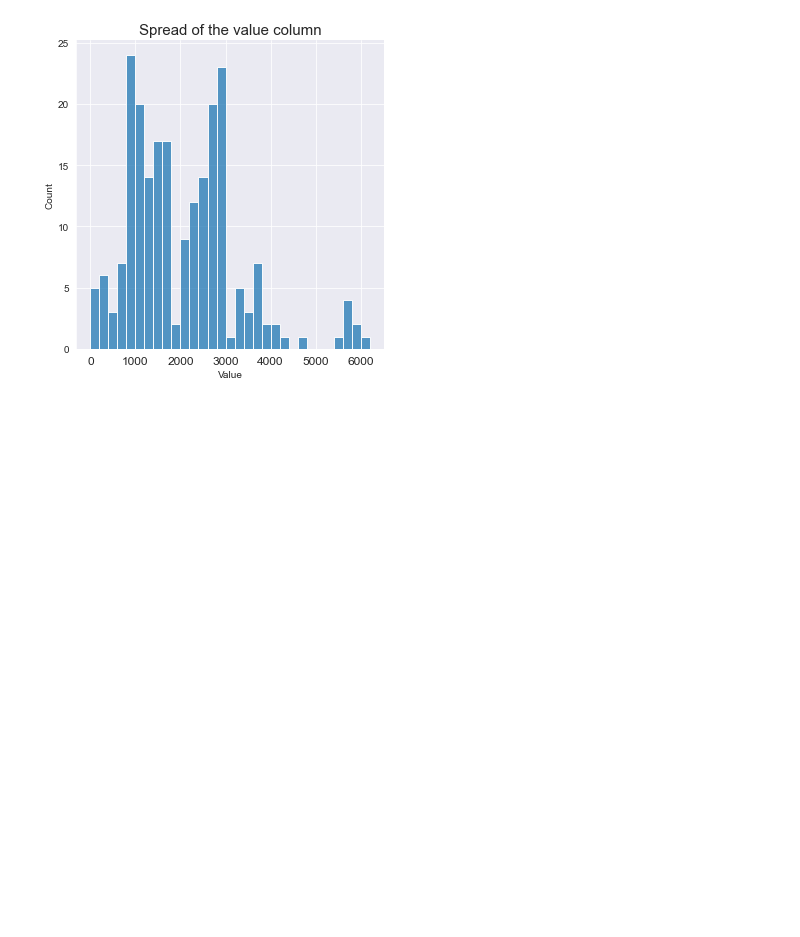
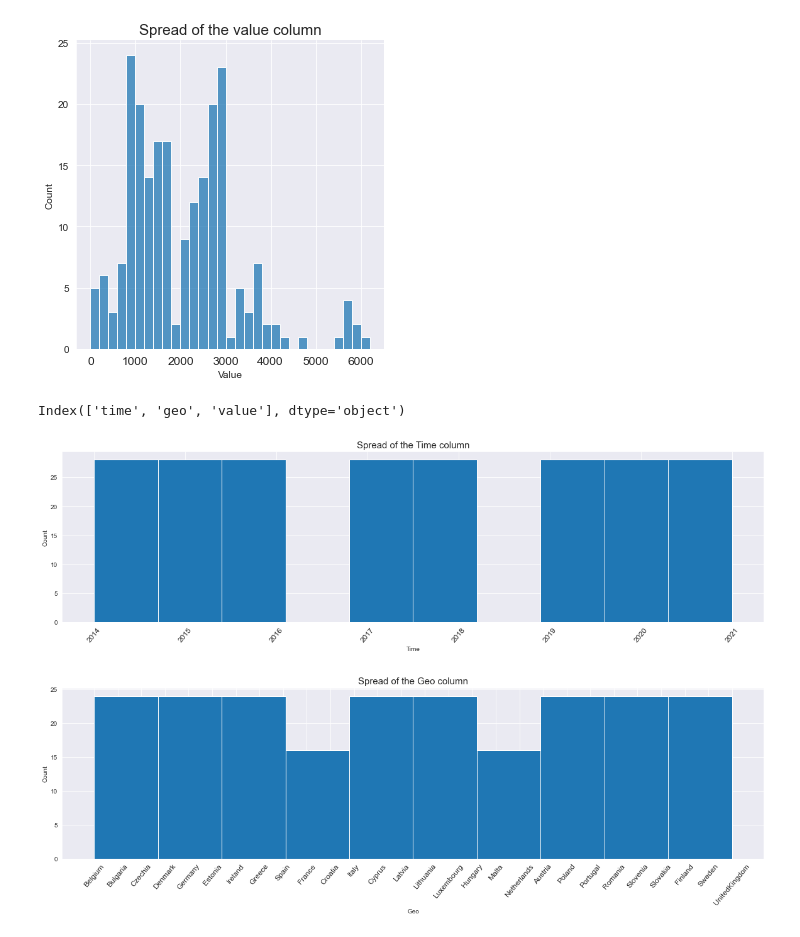
Before and after one commit to udrag/Civil-Servant-Salary-EU-, a Jupyter notebook: EU_Civil_Servants_Salary-data_visualization.ipynb, the cells around one changed output. Drawn from its saved outputs; the diff is of its cells as text; code cells hidden in the pictures; blank space fills up the shorter version.

Commit message:
Update EU_Civil_Servants_Salary-data_visualization.ipynb
• Added the graph for the spread of non-numeric columns.

```diff
--- a/EU_Civil_Servants_Salary-data_visualization.ipynb
+++ b/EU_Civil_Servants_Salary-data_visualization.ipynb
@@ -36,3 +36,21 @@ plt.show();
 # %% [output]
 <Figure size 1440x360 with 0 Axes>
 [figure]
+# %%
+df_salary.columns
+# %% [output]
+Index(['time', 'geo', 'value'], dtype='object')
+# %%
+# loop through the non-value columns to check the spread
+for i in range(0, 2):
+    x = df_salary.columns[i]
+    plt.figure(figsize=[20,5])
+    plt.hist(data=df_salary, x=x)
+    plt.xlabel(f'{x.title()}')
+    plt.ylabel('Count')
+    plt.title(f'Spread of the {x.title()} column', fontsize=15)
+    plt.xticks(rotation=50, fontsize=12)
+    plt.show();
+# %% [output]
+[figure, added]
+[figure, added]
```
